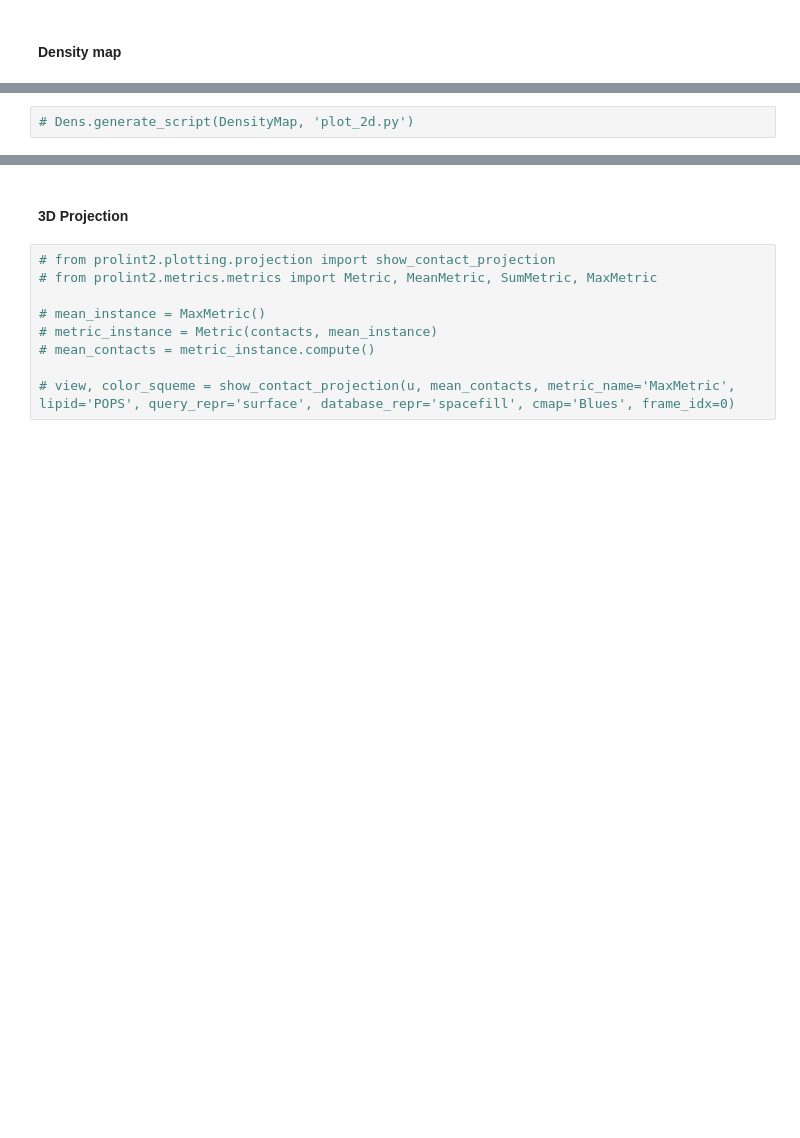
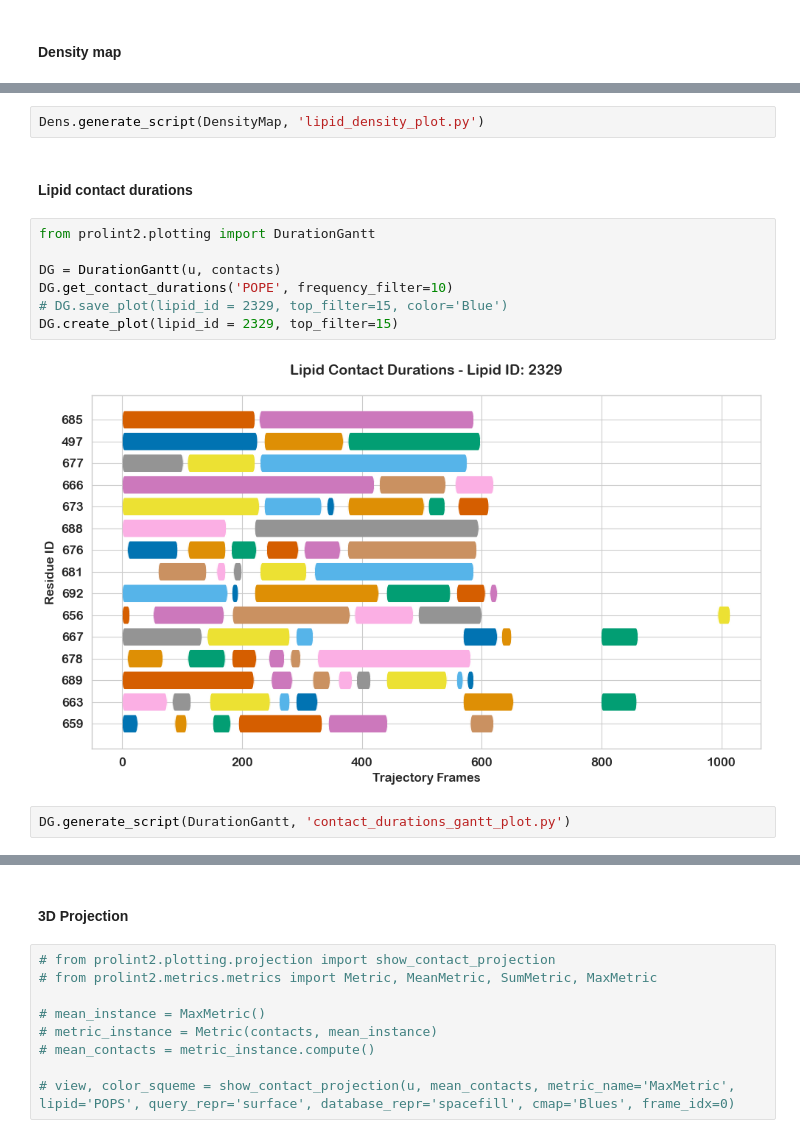
Before and after one commit to ProLint/prolint2, a Jupyter notebook: docs/notebooks/06_Generating_Plots.ipynb, the cells around one changed output, grey strips where cells are left out. Cells and saved outputs as stored; diff of their text form; blank space fills up the shorter version.

```diff
--- a/docs/notebooks/06_Generating_Plots.ipynb
+++ b/docs/notebooks/06_Generating_Plots.ipynb
@@ -47,2 +54,15 @@ mean_contacts = metric_instance.compute()
 # %%
-# Dens.generate_script(DensityMap, 'plot_2d.py')
+Dens.generate_script(DensityMap, 'lipid_density_plot.py')
+# %% [markdown]
+#### Lipid contact durations
+# %%
+from prolint2.plotting import DurationGantt
+
+DG = DurationGantt(u, contacts)
+DG.get_contact_durations('POPE', frequency_filter=10)
+# DG.save_plot(lipid_id = 2329, top_filter=15, color='Blue')
+DG.create_plot(lipid_id = 2329, top_filter=15)
+# %% [output]
+[figure, added]
+# %%
+DG.generate_script(DurationGantt, 'contact_durations_gantt_plot.py')
```
Also changed, not shown: parts of 34 cells of this notebook, 2 other files.
